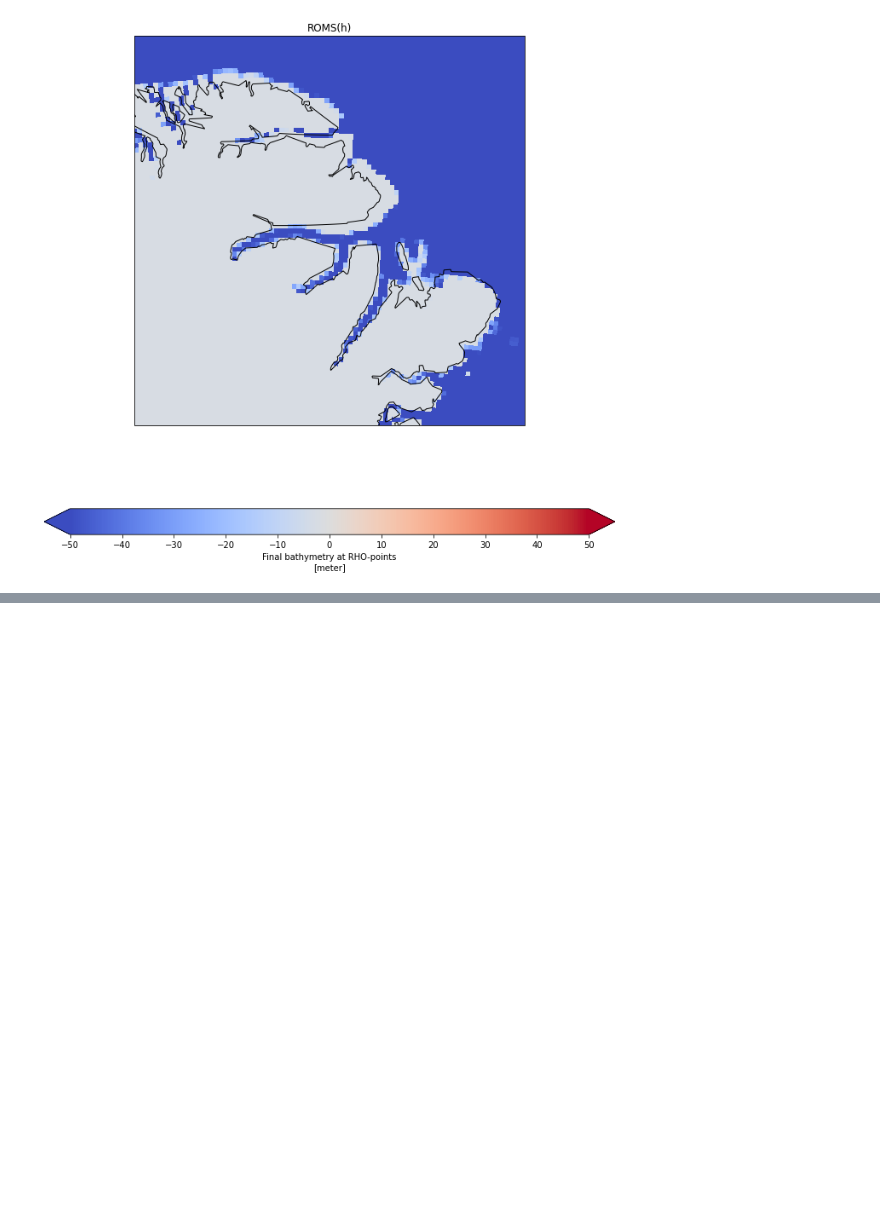
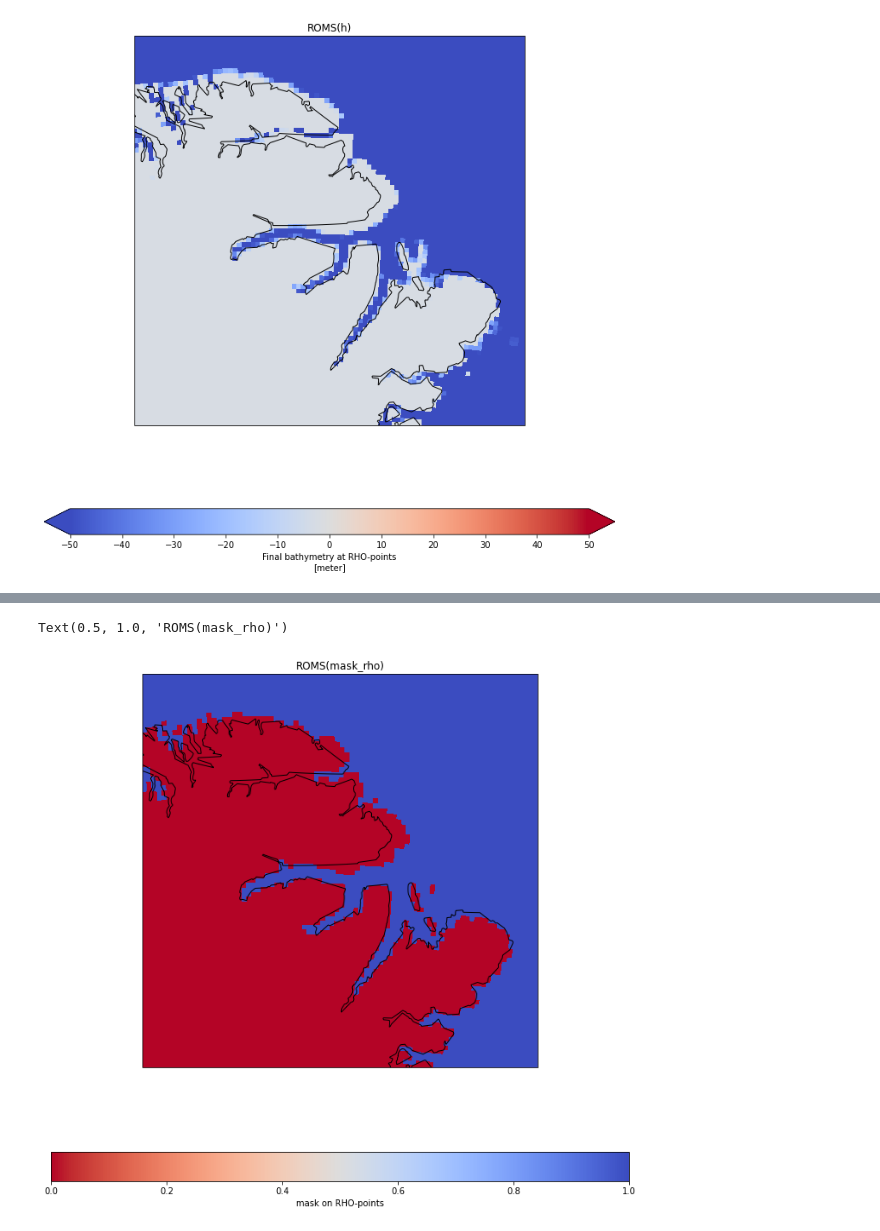
Before and after one commit to jr3cermak/gridtoolsDev, a Jupyter notebook: gridTools/examples/arctic6bathy.ipynb, the cells around one changed output, grey strips where cells are left out. Drawn from its saved outputs; the diff is of its cells as text; code cells hidden in the pictures; blank space fills up the shorter version.

```diff
--- a/gridTools/examples/arctic6bathy.ipynb
+++ b/gridTools/examples/arctic6bathy.ipynb
@@ -83,0 +101,20 @@ TypeError: colorbar() missing 1 required positional argument: 'mappable'
+# %%
+proj = ccrs.LambertConformal(central_longitude=-13.8)
+fig = plt.figure(figsize=(12, 12))
+
+ax = plt.axes(projection=proj)
+ax.set_extent([-37.5, -9.9, 80.0, 84.0])
+
+cmap = copy.copy(mpl.cm.coolwarm_r)
+cmap.set_bad(color='lightgrey')
+norm = mpl.colors.Normalize(vmin=0, vmax=1)
+
+bathy = (ds_disk.mask_rho)
+
+bathy.plot(x='lon_rho', y='lat_rho', transform=ccrs.PlateCarree(), norm=norm, cmap=cmap, cbar_kwargs={'orientation': 'horizontal'})
+
+ax.coastlines(resolution='10m')
+ax.set_title('ROMS(mask_rho)')
+# %% [output]
+Text(0.5, 1.0, 'ROMS(mask_rho)')
+[figure, added]
```
Also changed, not shown: parts of 5 cells of this notebook, 20 other files.
